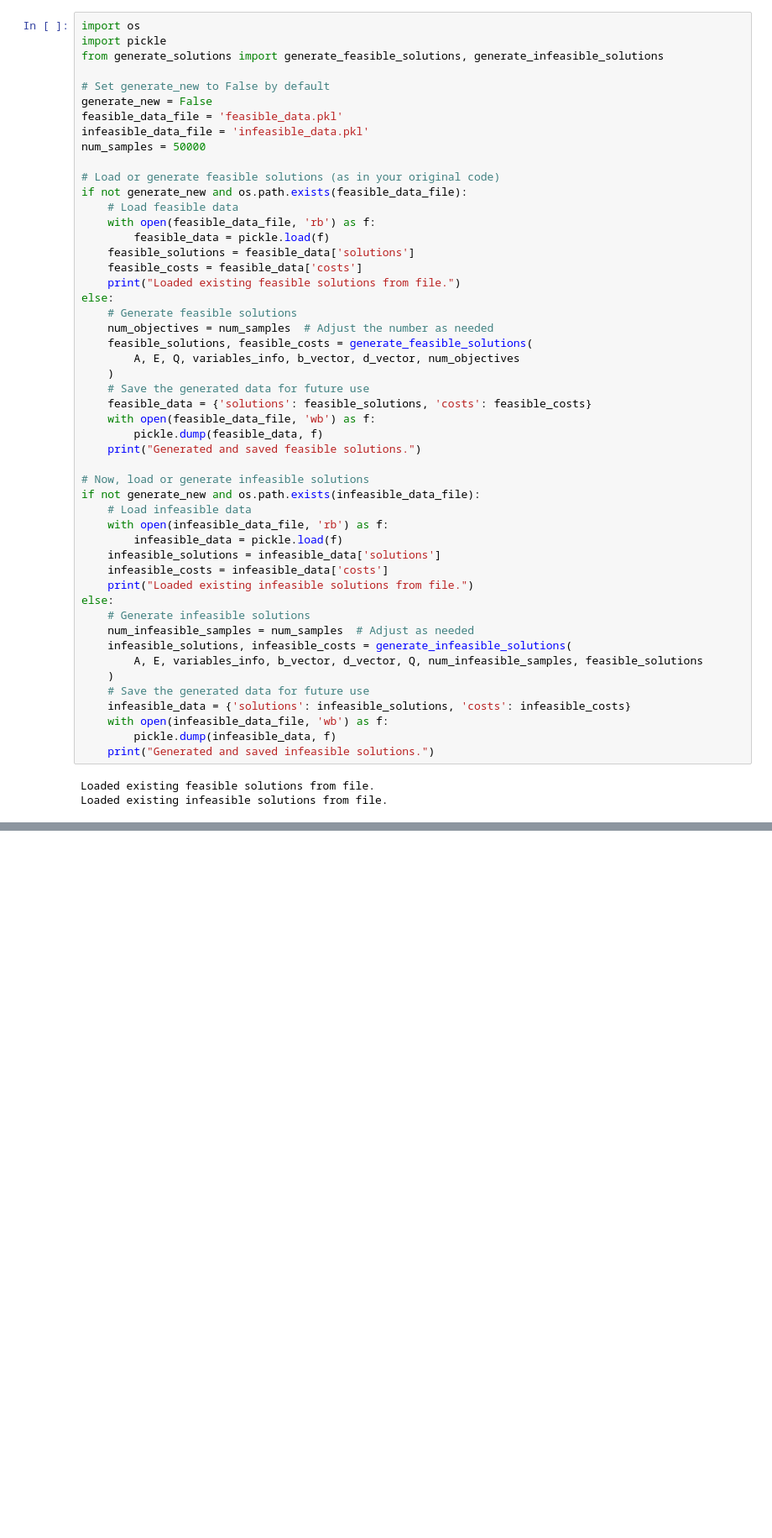
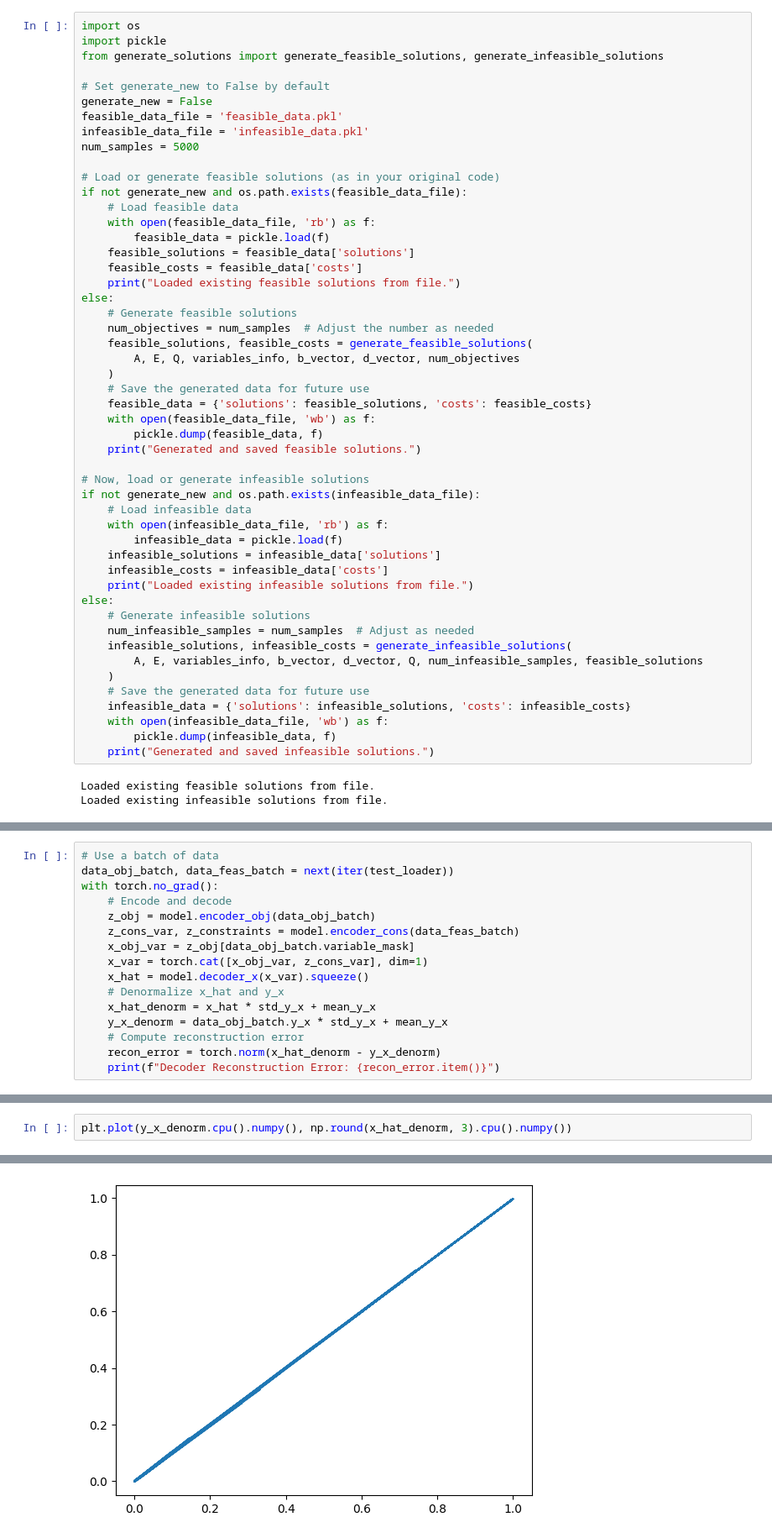
Before and after one commit to Anaudia/miqp_foundation, a Jupyter notebook: New_MIQP_encoder_decoder_w_constraints.ipynb, the cells around one changed output, grey strips where cells are left out. Shown at 84% size. Drawn from its saved outputs; the diff is of its cells as text; blank space fills up the shorter version.

```diff
--- a/New_MIQP_encoder_decoder_w_constraints.ipynb
+++ b/New_MIQP_encoder_decoder_w_constraints.ipynb
@@ -121,7 +121,7 @@ from generate_solutions import generate_feasible_solutions, generate_infeasible_
 generate_new = False
 feasible_data_file = 'feasible_data.pkl'
 infeasible_data_file = 'infeasible_data.pkl'
-num_samples = 50000
+num_samples = 5000
 
 # Load or generate feasible solutions (as in your original code)
 if not generate_new and os.path.exists(feasible_data_file):
@@ -576,0 +579,16 @@ tensor(11.5942)
+# %%
+# Use a batch of data
+data_obj_batch, data_feas_batch = next(iter(test_loader))
+with torch.no_grad():
+    # Encode and decode
+    z_obj = model.encoder_obj(data_obj_batch)
+    z_cons_var, z_constraints = model.encoder_cons(data_feas_batch)
+    x_obj_var = z_obj[data_obj_batch.variable_mask]
+    x_var = torch.cat([x_obj_var, z_cons_var], dim=1)
+    x_hat = model.decoder_x(x_var).squeeze()
+    # Denormalize x_hat and y_x
+    x_hat_denorm = x_hat * std_y_x + mean_y_x
+    y_x_denorm = data_obj_batch.y_x * std_y_x + mean_y_x
+    # Compute reconstruction error
+    recon_error = torch.norm(x_hat_denorm - y_x_denorm)
+    print(f"Decoder Reconstruction Error: {recon_error.item()}")
@@ -576,0 +597,3 @@ tensor(11.5942)
+# %%
+plt.plot(y_x_denorm.cpu().numpy(), np.round(x_hat_denorm, 3).cpu().numpy())
+# %% [output]
@@ -576,0 +601 @@ tensor(11.5942)
+[figure, added]
```
Also changed, not shown: parts of 7 cells of this notebook.
